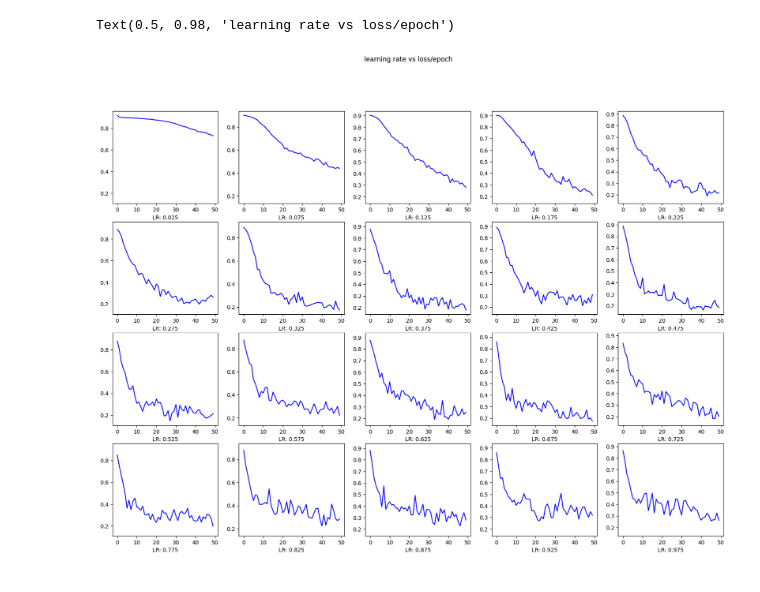
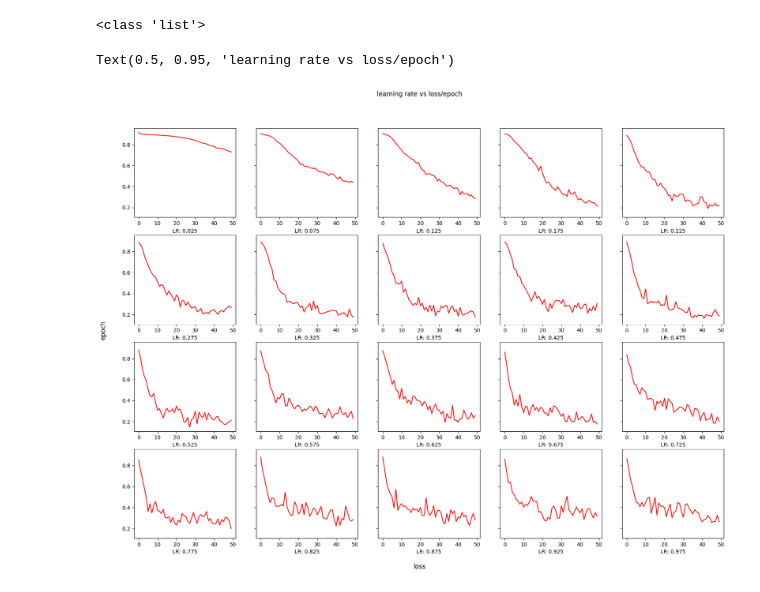
Before and after one commit to Jonathan-Lussier/MNIST_digit_classifier, a Jupyter notebook: data_viewer.ipynb, the cells around one changed output. Cells and saved outputs as stored; diff of their text form; code cells hidden in the pictures.

Commit message:
visualized of LR

```diff
--- a/data_viewer.ipynb
+++ b/data_viewer.ipynb
@@ -4,29 +4,38 @@ from matplotlib import pyplot as plt
 import numpy as np
 
 folder_pth = Path(f"results")
-csv_files = folder_pth.glob("*.csv")
+csv_files = list(folder_pth.glob("*.csv"))
+print(type(csv_files))
+
+def extract_sorting_key(path):
+    base = path.stem.split('_')[0]
+    decimal_part = base.split('.')[1][:4]
+    return int(decimal_part)
 
 epoch = []
 loss = []
+sorted_files = sorted(csv_files, key=extract_sorting_key)
 
-for files in csv_files:
+for files in sorted_files:
+    #print(files)
     data = np.loadtxt(files, delimiter=",")
     epoch.append(data[:,0])
     loss.append(data[:,1])
-
-fig, axs = plt.subplots(4,5, figsize=(20, 14), sharey='col')
-
-
-for i in range(4):
-    for j in range(5):
-        index = i*5 + j
-        #print(index)
-        lr = 0.025 + index * 0.050
-        #print(lr)
-        axs[i,j].plot(epoch[index],loss[index], 'b-')
-        axs[i,j].set_xlabel(f"LR: {lr:.3f}")
-
-fig.suptitle("learning rate vs loss/epoch")
 # %% [output]
-Text(0.5, 0.98, 'learning rate vs loss/epoch')
+<class 'list'>
-[figure, removed]
+# %%
+fig, axs = plt.subplots(4,5, figsize=(20, 14), sharey="all")
+for i in range(4):
+    for j in range(5):
+        index = i*5 + j
+        #print(index)
+        lr = 0.025 + index * 0.050
+        #print(lr)
+        axs[i,j].plot(epoch[index],loss[index], 'r-')
+        axs[i,j].set_xlabel(f"LR: {lr:.3f}")
+fig.supxlabel("loss", x=0.5, y=0.05)
+fig.supylabel("epoch", x=0.08, y=0.5)
+fig.suptitle("learning rate vs loss/epoch", x=0.5, y=0.95)
+# %% [output]
+Text(0.5, 0.95, 'learning rate vs loss/epoch')
+[figure, added]
```
Also changed, not shown: parts of 1 cell of this notebook, 1 other file.
